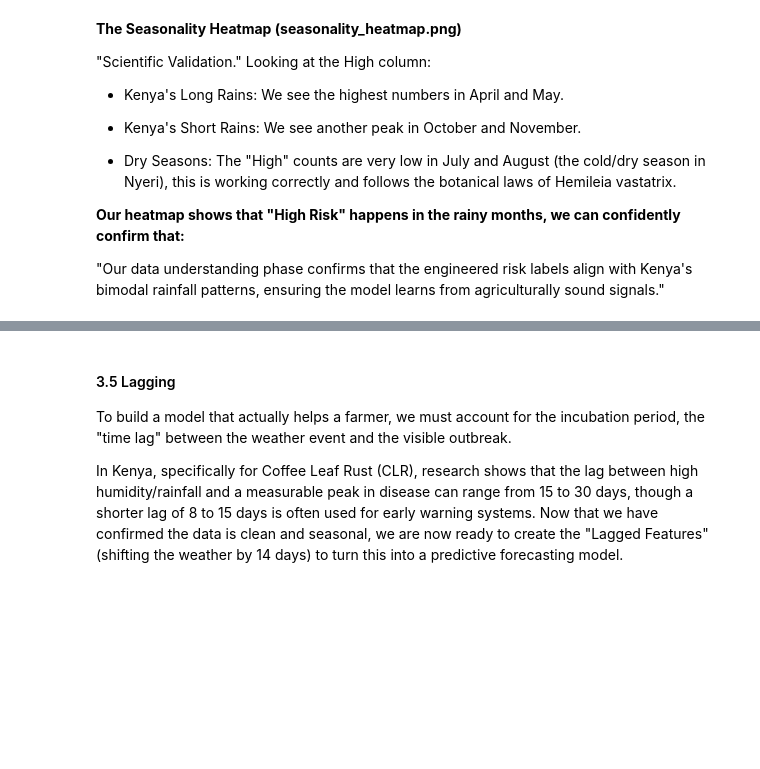
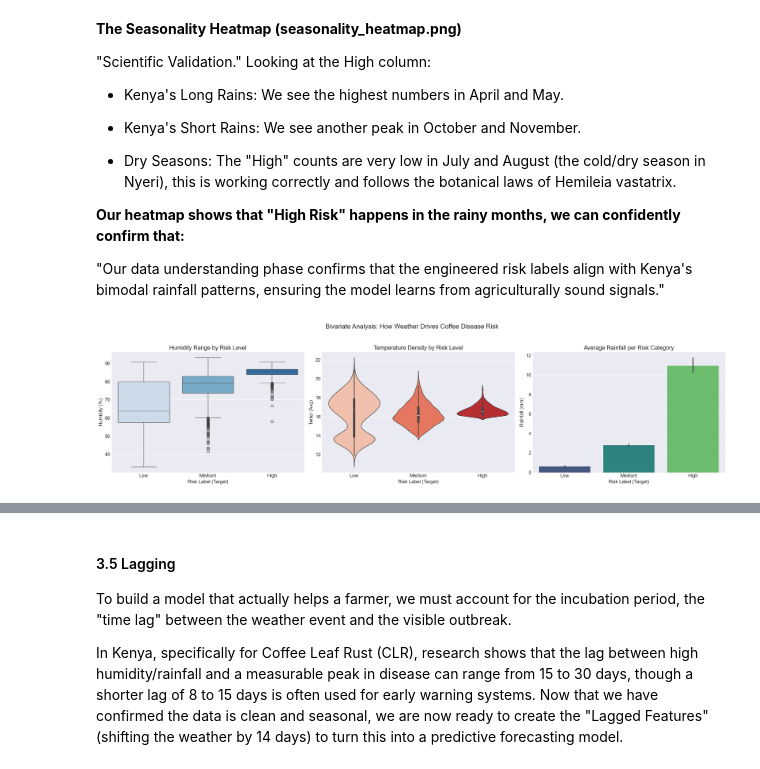
Before and after one commit to junewendy/Grp8_Capstone_Project-, a Jupyter notebook: Predictive_Crop(Coffee)_Disease_Risk_for_Proactive_Farm_Management.ipynb, the cells around one changed output, grey strips where cells are left out. Saved outputs shown, nothing was run; the diff lists cells and outputs as text; code cells hidden in the pictures; blank space fills up the shorter version.

```diff
--- a/Predictive_Crop(Coffee)_Disease_Risk_for_Proactive_Farm_Management.ipynb
+++ b/Predictive_Crop(Coffee)_Disease_Risk_for_Proactive_Farm_Management.ipynb
@@ -530,3 +511,32 @@ plt.show()
 **Our heatmap shows that "High Risk" happens in the rainy months, we can confidently confirm that:**
 
 "Our data understanding phase confirms that the engineered risk labels align with Kenya's bimodal rainfall patterns, ensuring the model learns from agriculturally sound signals."
+# %%
+# Bivariate analysis
+
+# 1. Setup the figure
+fig, axes = plt.subplots(1, 3, figsize=(22, 6))
+fig.suptitle('Bivariate Analysis: How Weather Drives Coffee Disease Risk', fontsize=16)
+
+# 2. Boxplot: Humidity (%) vs Risk Label
+# High humidity is usually the biggest driver for Coffee Leaf Rust
+sns.boxplot(x='Risk Label (Target)', y='Humidity (%)', data=df,
+            order=['Low', 'Medium', 'High'], palette='Blues', ax=axes[0])
+axes[0].set_title('Humidity Range by Risk Level')
+
+# 3. Violin Plot: Temp (Avg) vs Risk Label
+# This shows the "density" of temperature—where most outbreaks happen
+sns.violinplot(x='Risk Label (Target)', y='Temp (Avg)', data=df,
+               order=['Low', 'Medium', 'High'], palette='Reds', ax=axes[1])
+axes[1].set_title('Temperature Density by Risk Level')
+
+# 4. Bar Plot: Average Rainfall (mm) per Risk Category
+# This shows if "High Risk" days actually have more rain on average
+sns.barplot(x='Risk Label (Target)', y='Rainfall (mm)', data=df,
+            order=['Low', 'Medium', 'High'], palette='viridis', ax=axes[2])
+axes[2].set_title('Average Rainfall per Risk Category')
+
+plt.tight_layout(rect=[0, 0.03, 1, 0.95])
+plt.show()
+# %% [output]
+[figure, added]
```
Also changed, not shown: parts of 13 cells of this notebook, 2 other files.
